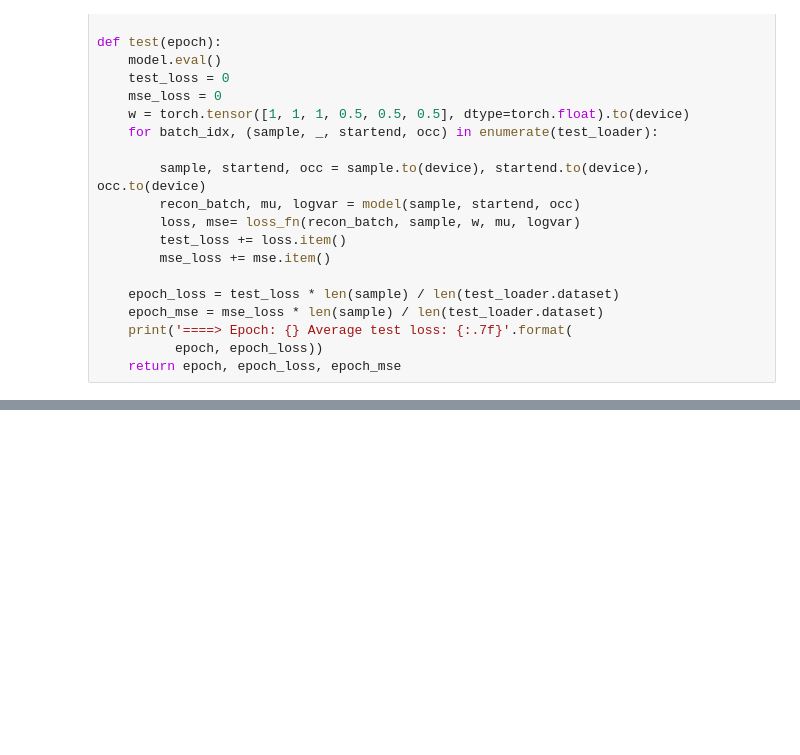
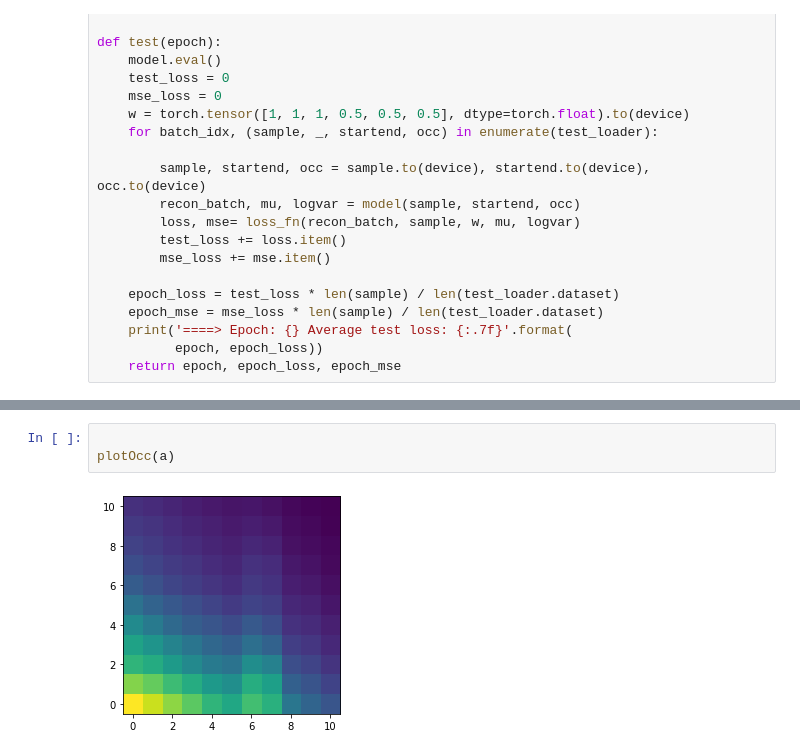
Before and after one commit to KarlRong/VAE-Motion-Planning, a Jupyter notebook: attentionVae.ipynb, the cells around one changed output, grey strips where cells are left out. Drawn from its saved outputs; the diff is of its cells as text; blank space fills up the shorter version.

```diff
--- a/attentionVae.ipynb
+++ b/attentionVae.ipynb
@@ -326,0 +362,5 @@ plotSpeed(y_viz, con)
+# %%
+
+plotOcc(a)
+# %% [output]
+[figure, added]
```
Also changed, not shown: parts of 9 cells of this notebook, 6 other files.
